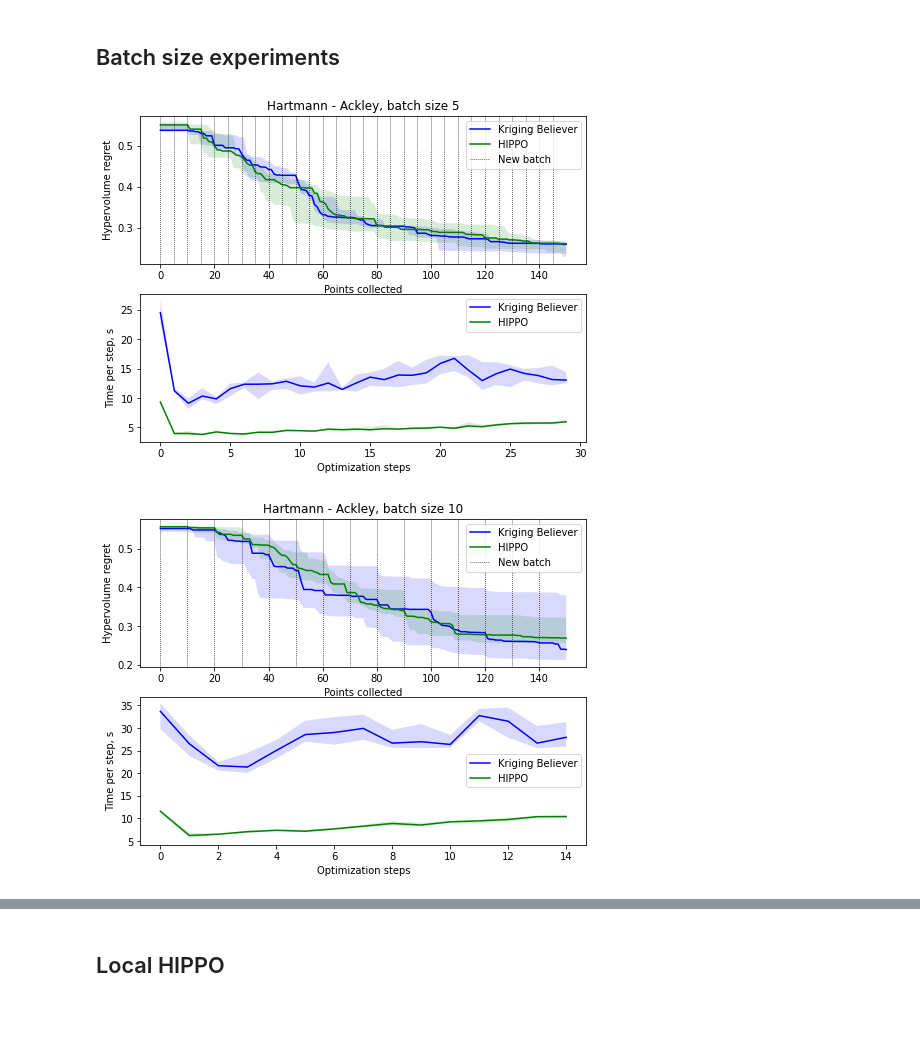
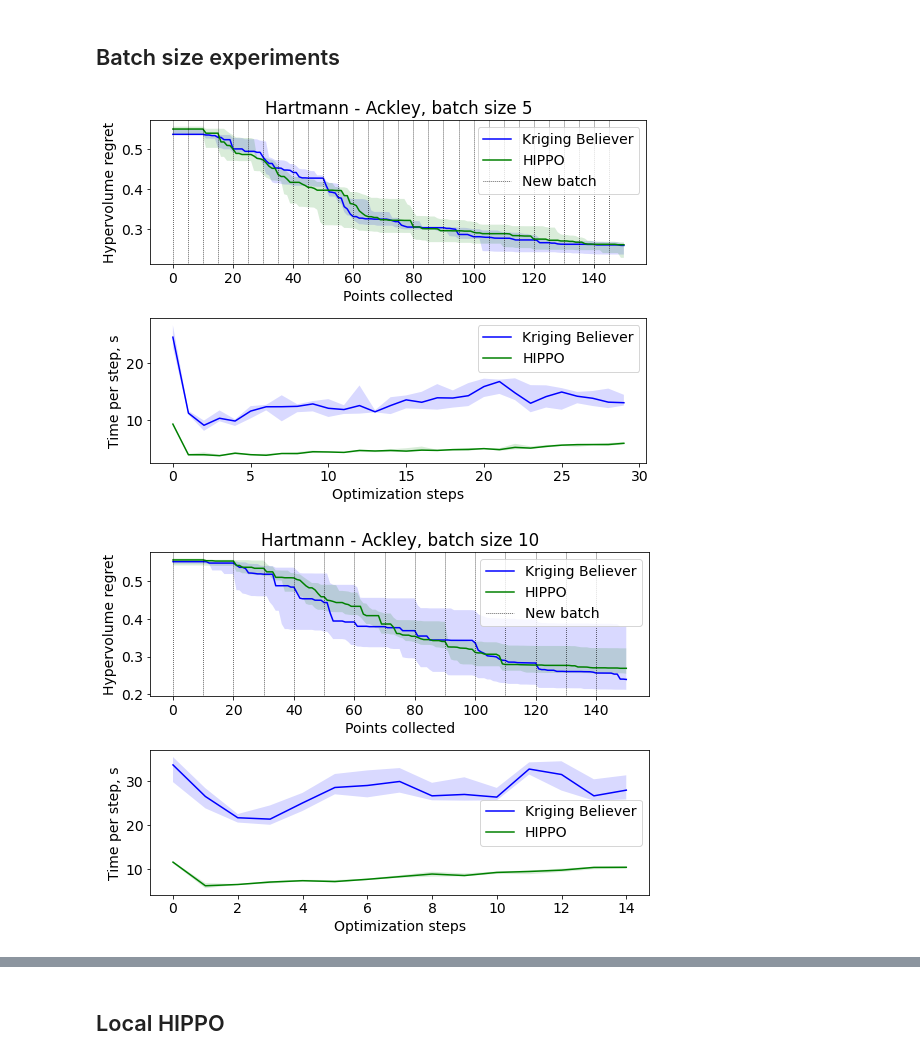
Before and after one commit to apaleyes/trieste, a Jupyter notebook: docs/notebooks/mo_lp/plot_results.ipynb, the cells around one changed output, grey strips where cells are left out. Drawn from its saved outputs; the diff is of its cells as text; code cells hidden in the pictures; blank space fills up the shorter version.

Commit message:
change font size

```diff
--- a/docs/notebooks/mo_lp/plot_results.ipynb
+++ b/docs/notebooks/mo_lp/plot_results.ipynb
@@ -7,6 +7,9 @@
 import os
 import numpy as np
 import matplotlib.pyplot as plt
+
+import matplotlib.pyplot as plt
+plt.rcParams.update({'font.size': 14})
 # %% [output]
 The autoreload extension is already loaded. To reload it, use:
   %reload_ext autoreload
@@ -414,33 +431,33 @@ for test_func_name in test_func_names:
         fg, (ax1, ax2) = plt.subplots(2, 1)
 
         plt.axes(ax1)
         plot_median_quantiles(x, kb_hv_regret, 'b', 'Kriging Believer')
         plot_median_quantiles(x, hippo_hv_regret, 'g', 'HIPPO')
         plt.axvline(x=0, c='k', ls=':', lw=0.75, label="New batch")
         for xc in range(n_query_points, n_query_points * n_optimization_steps, n_query_points):
             plt.axvline(x=xc, c='k', ls=':', lw=0.75)
         plt.title(f"{get_title(test_func_name)}, batch size {batch_size}")
         plt.xlabel("Points collected")
         plt.ylabel("Hypervolume regret")
         plt.legend()
 #         save_plot(f'local-HIPPO_batch-{batch_size}_hv_regret')
 #         plt.show()
 
 
         # time per step
         x = range(n_optimization_steps)
 
         plt.axes(ax2)
         plot_median_quantiles(x, kb_time, 'b', 'Kriging Believer')
         plot_median_quantiles(x, hippo_time, 'g', 'HIPPO')
 #         plt.title(f"Batch size {batch_size}, time per step")
         plt.xlabel("Optimization steps")
         plt.ylabel("Time per step, s")
         plt.legend()
 
-        fig.tight_layout()
+        fg.tight_layout()
         save_plot(f'batch-{batch_size}_{test_func_name}')
         plt.show()
 # %% [output]
-[figure, old version]
+[figure, new version]
-[figure, old version]
+[figure, new version]
```
Also changed, not shown: parts of 13 cells of this notebook.
